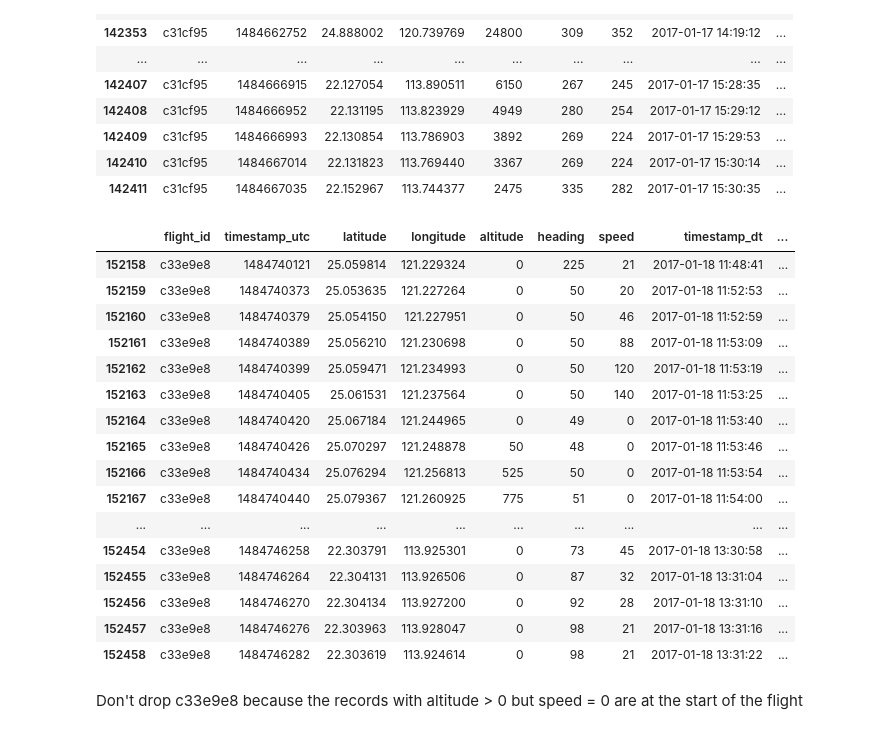
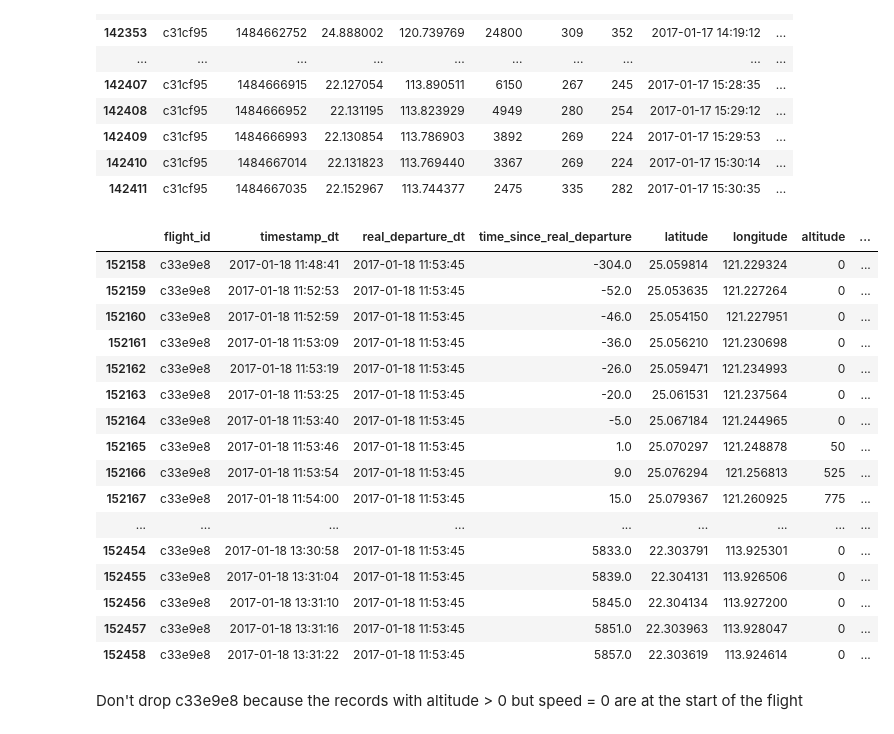
Before and after one commit to ngweiern/ga-dsi-capstone, a Jupyter notebook: code/01d-eda-hkg-incoming-flights.ipynb, the cells around one changed output. Drawn from its saved outputs; the diff is of its cells as text; code cells hidden in the pictures.

```diff
--- a/code/01d-eda-hkg-incoming-flights.ipynb
+++ b/code/01d-eda-hkg-incoming-flights.ipynb
@@ -256,25 +253,28 @@ merged_df.loc[merged_df['flight_id'] == 'c31cf95', selected_col].sort_values(by=
 | 142411 | c31cf95 | 1484667035 | 22.152967 | 113.744377 | 2475 | 335 | 282 | 2017-01-17 15:30:35 | ... |
 # %%
 merged_df.loc[merged_df['flight_id'] == 'c33e9e8',
-              selected_col].sort_values(by='timestamp_utc')
+              selected_col].sort_values(by='timestamp_utc')[['flight_id', 'timestamp_dt', 'real_departure_dt',
+                                                             'time_since_real_departure',
+                                                             'latitude', 'longitude', 'altitude',
+                                                             'heading', 'speed']]
 # %% [output]
-|  | flight_id | timestamp_utc | latitude | longitude | altitude | heading | speed | timestamp_dt | ... |
-| 152158 | c33e9e8 | 1484740121 | 25.059814 | 121.229324 | 0 | 225 | 21 | 2017-01-18 11:48:41 | ... |
-| 152159 | c33e9e8 | 1484740373 | 25.053635 | 121.227264 | 0 | 50 | 20 | 2017-01-18 11:52:53 | ... |
-| 152160 | c33e9e8 | 1484740379 | 25.054150 | 121.227951 | 0 | 50 | 46 | 2017-01-18 11:52:59 | ... |
-| 152161 | c33e9e8 | 1484740389 | 25.056210 | 121.230698 | 0 | 50 | 88 | 2017-01-18 11:53:09 | ... |
-| 152162 | c33e9e8 | 1484740399 | 25.059471 | 121.234993 | 0 | 50 | 120 | 2017-01-18 11:53:19 | ... |
-| 152163 | c33e9e8 | 1484740405 | 25.061531 | 121.237564 | 0 | 50 | 140 | 2017-01-18 11:53:25 | ... |
-| 152164 | c33e9e8 | 1484740420 | 25.067184 | 121.244965 | 0 | 49 | 0 | 2017-01-18 11:53:40 | ... |
-| 152165 | c33e9e8 | 1484740426 | 25.070297 | 121.248878 | 50 | 48 | 0 | 2017-01-18 11:53:46 | ... |
-| 152166 | c33e9e8 | 1484740434 | 25.076294 | 121.256813 | 525 | 50 | 0 | 2017-01-18 11:53:54 | ... |
-| 152167 | c33e9e8 | 1484740440 | 25.079367 | 121.260925 | 775 | 51 | 0 | 2017-01-18 11:54:00 | ... |
-| ... | ... | ... | ... | ... | ... | ... | ... | ... | ... |
-| 152454 | c33e9e8 | 1484746258 | 22.303791 | 113.925301 | 0 | 73 | 45 | 2017-01-18 13:30:58 | ... |
-| 152455 | c33e9e8 | 1484746264 | 22.304131 | 113.926506 | 0 | 87 | 32 | 2017-01-18 13:31:04 | ... |
-| 152456 | c33e9e8 | 1484746270 | 22.304134 | 113.927200 | 0 | 92 | 28 | 2017-01-18 13:31:10 | ... |
-| 152457 | c33e9e8 | 1484746276 | 22.303963 | 113.928047 | 0 | 98 | 21 | 2017-01-18 13:31:16 | ... |
-| 152458 | c33e9e8 | 1484746282 | 22.303619 | 113.924614 | 0 | 98 | 21 | 2017-01-18 13:31:22 | ... |
+|  | flight_id | timestamp_dt | real_departure_dt | time_since_real_departure | latitude | longitude | altitude | ... |
+| 152158 | c33e9e8 | 2017-01-18 11:48:41 | 2017-01-18 11:53:45 | -304.0 | 25.059814 | 121.229324 | 0 | ... |
+| 152159 | c33e9e8 | 2017-01-18 11:52:53 | 2017-01-18 11:53:45 | -52.0 | 25.053635 | 121.227264 | 0 | ... |
+| 152160 | c33e9e8 | 2017-01-18 11:52:59 | 2017-01-18 11:53:45 | -46.0 | 25.054150 | 121.227951 | 0 | ... |
+| 152161 | c33e9e8 | 2017-01-18 11:53:09 | 2017-01-18 11:53:45 | -36.0 | 25.056210 | 121.230698 | 0 | ... |
+| 152162 | c33e9e8 | 2017-01-18 11:53:19 | 2017-01-18 11:53:45 | -26.0 | 25.059471 | 121.234993 | 0 | ... |
+| 152163 | c33e9e8 | 2017-01-18 11:53:25 | 2017-01-18 11:53:45 | -20.0 | 25.061531 | 121.237564 | 0 | ... |
+| 152164 | c33e9e8 | 2017-01-18 11:53:40 | 2017-01-18 11:53:45 | -5.0 | 25.067184 | 121.244965 | 0 | ... |
+| 152165 | c33e9e8 | 2017-01-18 11:53:46 | 2017-01-18 11:53:45 | 1.0 | 25.070297 | 121.248878 | 50 | ... |
+| 152166 | c33e9e8 | 2017-01-18 11:53:54 | 2017-01-18 11:53:45 | 9.0 | 25.076294 | 121.256813 | 525 | ... |
+| 152167 | c33e9e8 | 2017-01-18 11:54:00 | 2017-01-18 11:53:45 | 15.0 | 25.079367 | 121.260925 | 775 | ... |
+| ... | ... | ... | ... | ... | ... | ... | ... | ... |
+| 152454 | c33e9e8 | 2017-01-18 13:30:58 | 2017-01-18 11:53:45 | 5833.0 | 22.303791 | 113.925301 | 0 | ... |
+| 152455 | c33e9e8 | 2017-01-18 13:31:04 | 2017-01-18 11:53:45 | 5839.0 | 22.304131 | 113.926506 | 0 | ... |
+| 152456 | c33e9e8 | 2017-01-18 13:31:10 | 2017-01-18 11:53:45 | 5845.0 | 22.304134 | 113.927200 | 0 | ... |
+| 152457 | c33e9e8 | 2017-01-18 13:31:16 | 2017-01-18 11:53:45 | 5851.0 | 22.303963 | 113.928047 | 0 | ... |
+| 152458 | c33e9e8 | 2017-01-18 13:31:22 | 2017-01-18 11:53:45 | 5857.0 | 22.303619 | 113.924614 | 0 | ... |
 # %% [markdown]
 Don't drop c33e9e8 because the records with altitude > 0 but speed = 0 are at the start of the flight
 # %%
```
Also changed, not shown: parts of 8 cells of this notebook, 17 other files.
